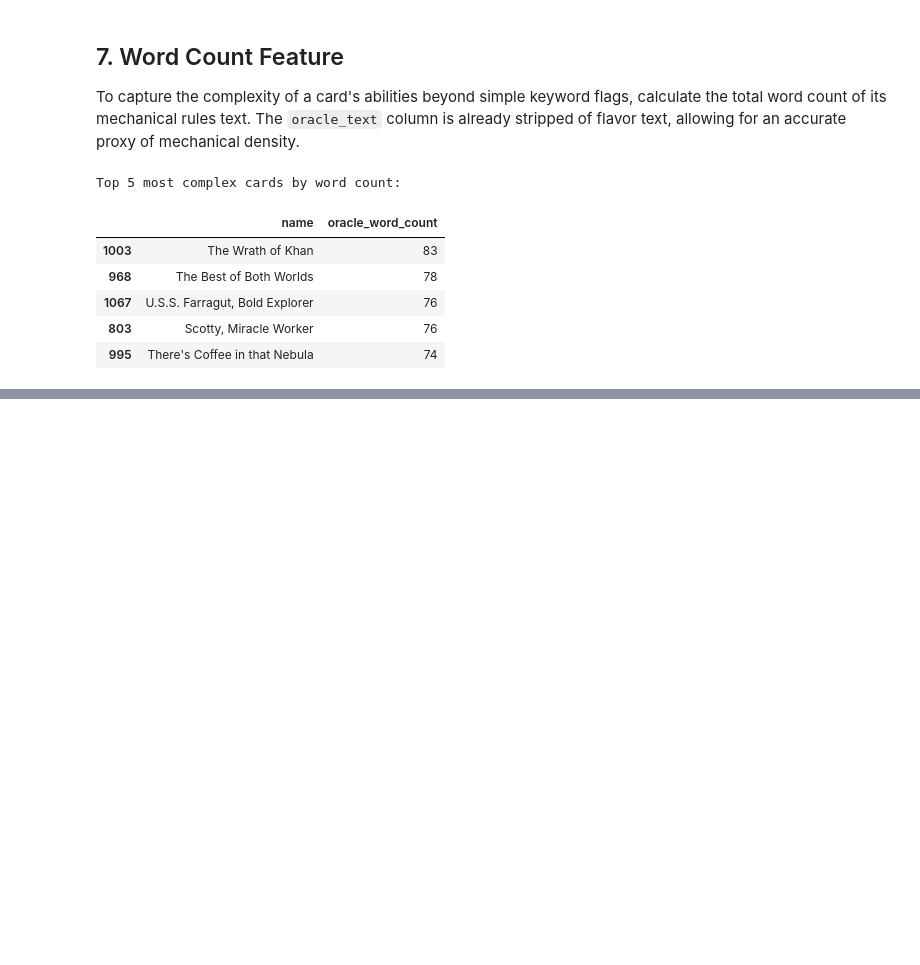
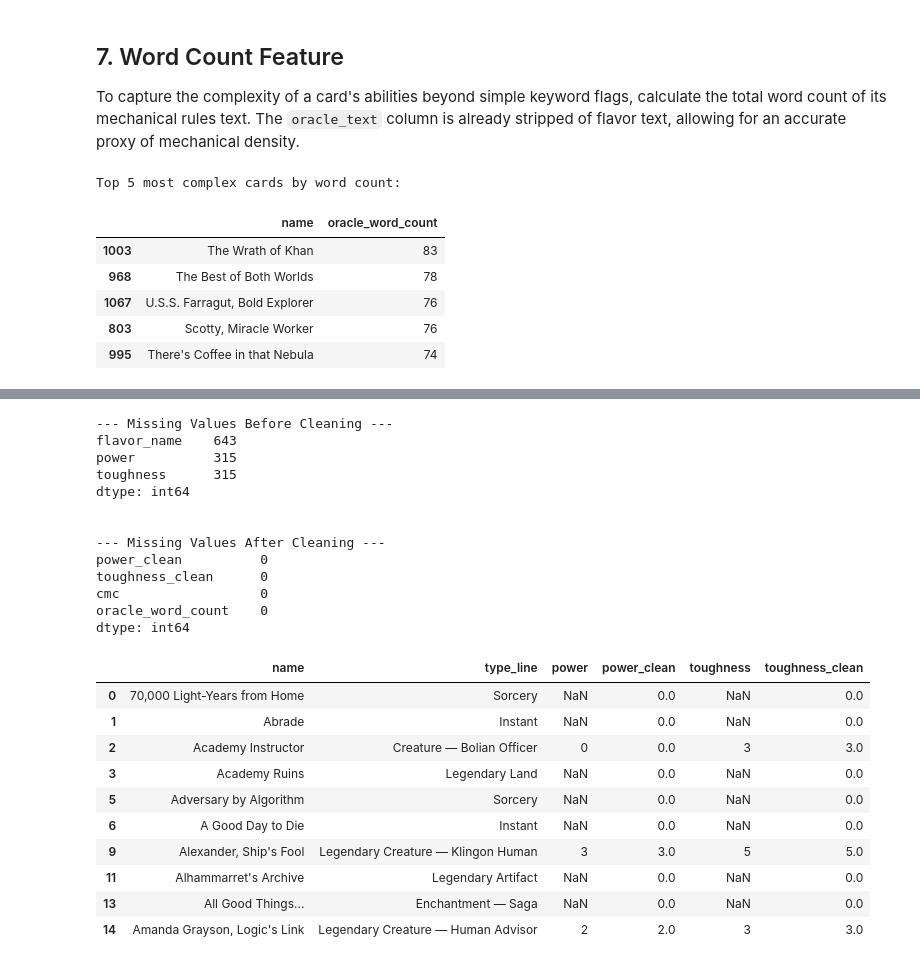
Before and after one commit to C-John/MTG-Star-Trek-Mana-Value-Project, a Jupyter notebook: mana_model.ipynb, the cells around one changed output, grey strips where cells are left out. Drawn from its saved outputs; the diff is of its cells as text; code cells hidden in the pictures; blank space fills up the shorter version.

```diff
--- a/mana_model.ipynb
+++ b/mana_model.ipynb
@@ -211,0 +272,46 @@ Top 5 most complex cards by word count:
+# %%
+# 1. Run a diagnostic check for all null values in the dataframe
+print("--- Missing Values Before Cleaning ---")
+missing_data = df_unique.isnull().sum()
+print(missing_data[missing_data > 0])
+print("\n")
+
+# 2. Impute missing power and toughness with '0'
+# Useing pd.to_numeric with errors='coerce' to force variable stats (like '*') into NaNs,
+# which are then immediately caught and filled with 0.0 alongside the spells and lands.
+df_unique['power_clean'] = pd.to_numeric(df_unique['power'], errors='coerce').fillna(0)
+df_unique['toughness_clean'] = pd.to_numeric(df_unique['toughness'], errors='coerce').fillna(0)
+
+# 3. Verify the cleaning worked
+print("--- Missing Values After Cleaning ---")
+# We check only the features we plan to feed the model (ignoring string identifiers like flavor_name)
+model_features = ['power_clean', 'toughness_clean', 'cmc', 'oracle_word_count']
+print(df_unique[model_features].isnull().sum())
+
+# Inspect the transformation
+df_unique[['name', 'type_line', 'power', 'power_clean', 'toughness', 'toughness_clean']].head(10)
+# %% [output]
+--- Missing Values Before Cleaning ---
+flavor_name    643
+power          315
+toughness      315
+dtype: int64
+
+
+--- Missing Values After Cleaning ---
+power_clean          0
+toughness_clean      0
+cmc                  0
+oracle_word_count    0
+dtype: int64
+|  | name | type_line | power | power_clean | toughness | toughness_clean |
+| 0 | 70,000 Light-Years from Home | Sorcery | NaN | 0.0 | NaN | 0.0 |
+| 1 | Abrade | Instant | NaN | 0.0 | NaN | 0.0 |
+| 2 | Academy Instructor | Creature — Bolian Officer | 0 | 0.0 | 3 | 3.0 |
+| 3 | Academy Ruins | Legendary Land | NaN | 0.0 | NaN | 0.0 |
+| 5 | Adversary by Algorithm | Sorcery | NaN | 0.0 | NaN | 0.0 |
+| 6 | A Good Day to Die | Instant | NaN | 0.0 | NaN | 0.0 |
+| 9 | Alexander, Ship's Fool | Legendary Creature — Klingon Human | 3 | 3.0 | 5 | 5.0 |
+| 11 | Alhammarret's Archive | Legendary Artifact | NaN | 0.0 | NaN | 0.0 |
+| 13 | All Good Things... | Enchantment — Saga | NaN | 0.0 | NaN | 0.0 |
+| 14 | Amanda Grayson, Logic's Link | Legendary Creature — Human Advisor | 2 | 2.0 | 3 | 3.0 |
```
Also changed, not shown: parts of 12 cells of this notebook, 6 other files.
